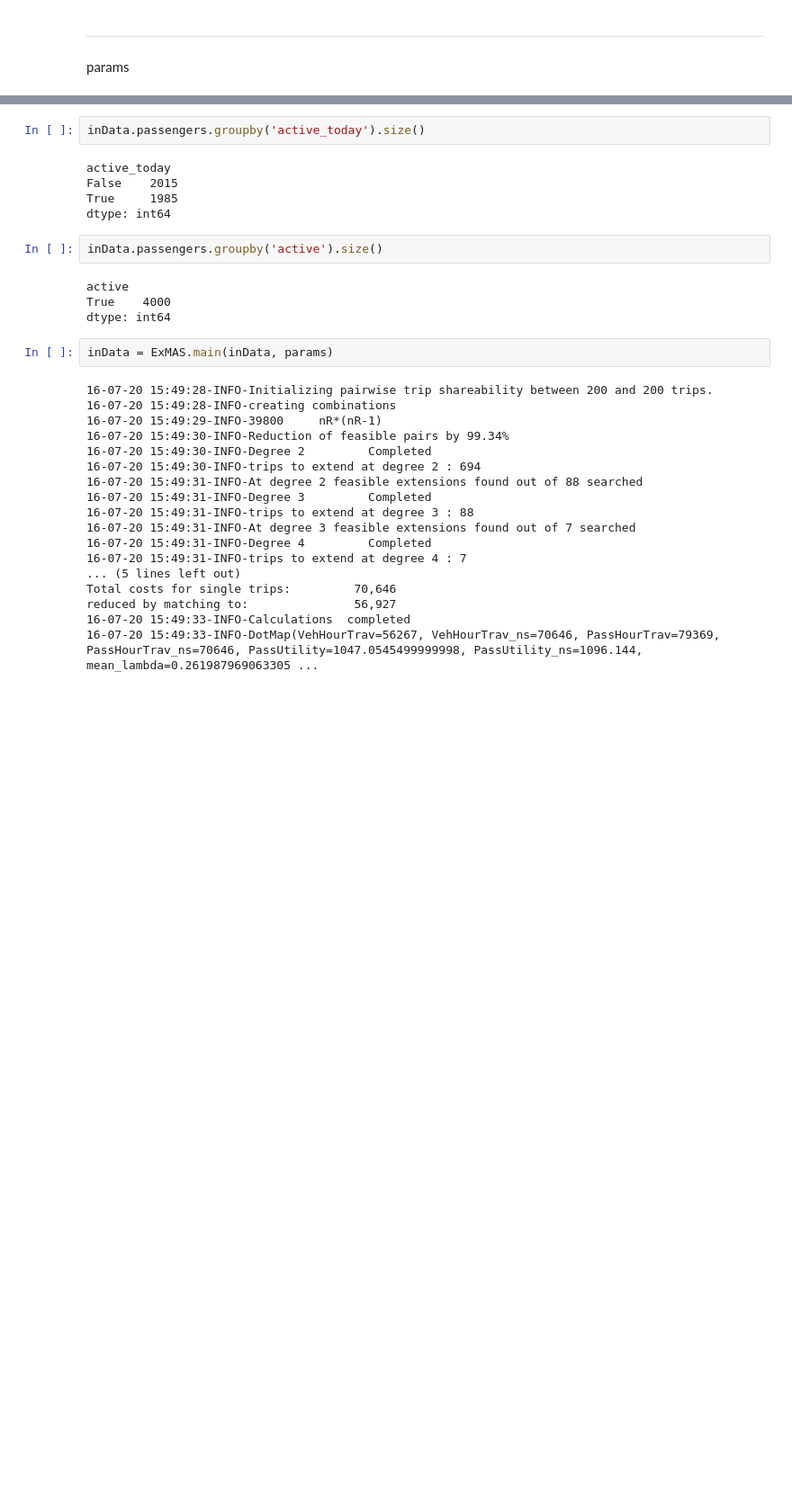
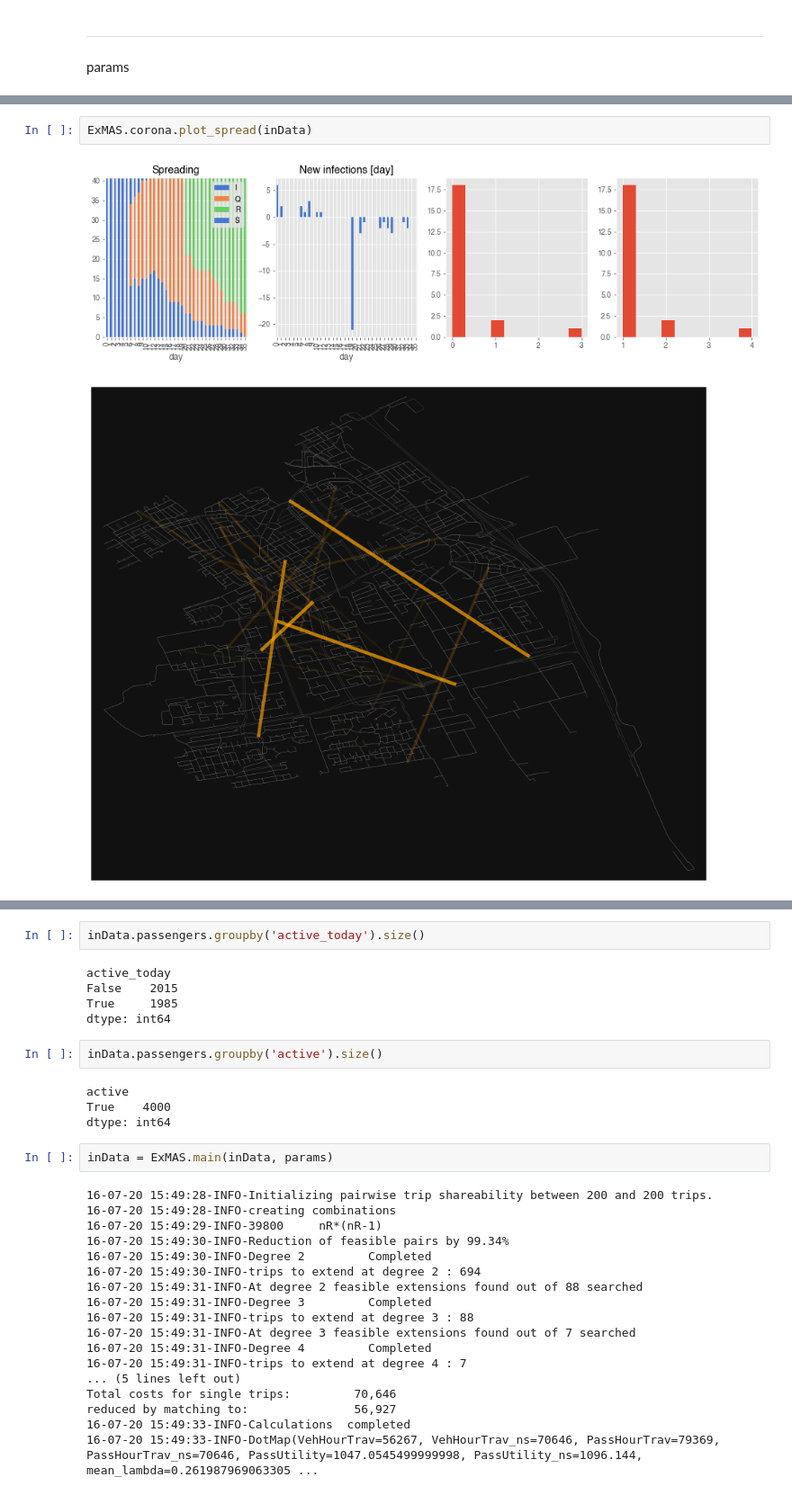
Before and after one commit to RafalKucharskiPK/ExMAS, a Jupyter notebook: ExMAS/spinoffs/corona.ipynb, the cells around one changed output, grey strips where cells are left out. Shown at 90% size. Drawn from its saved outputs; the diff is of its cells as text; blank space fills up the shorter version.

Commit message:
corona

```diff
--- a/ExMAS/spinoffs/corona.ipynb
+++ b/ExMAS/spinoffs/corona.ipynb
@@ -56,3 +93,8 @@ ExMAS.utils.save_config(params, path = 'ExMAS/data/configs/corona.json')
+# %%
+ExMAS.corona.plot_spread(inData)
+# %% [output]
+[figure, added]
+[figure, added]
 # %%
 from ExMAS.utils import inData as inData
 
```
Also changed, not shown: parts of 9 cells of this notebook, 4 other files.
